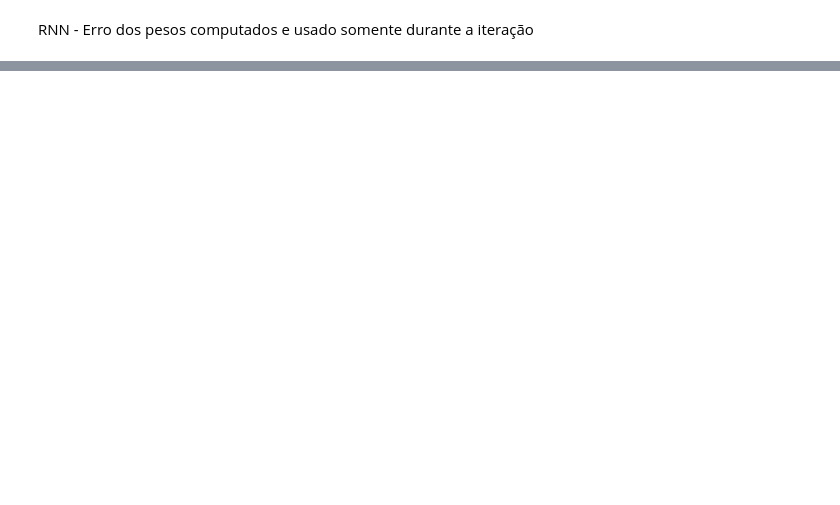
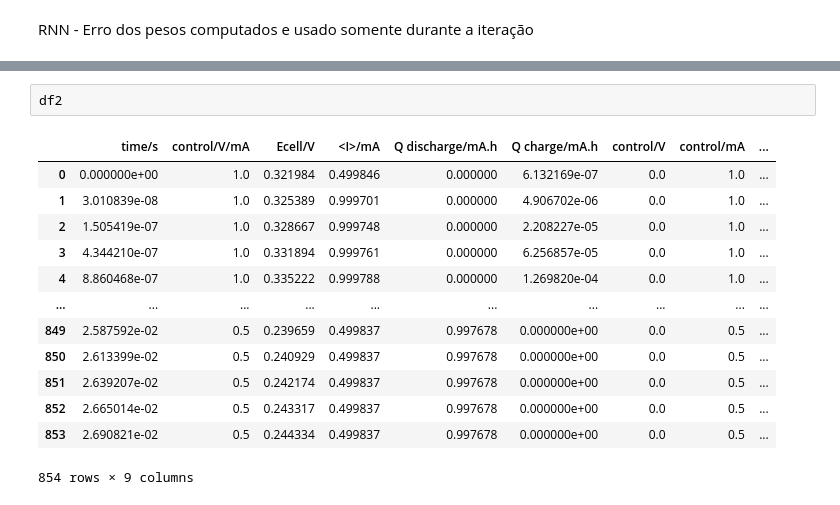
Before and after one commit to cduartes0203/Batteries_Prognostics, a Jupyter notebook: test.ipynb, the cells around one changed output, grey strips where cells are left out. Drawn from its saved outputs; the diff is of its cells as text; blank space fills up the shorter version.

```diff
--- a/test.ipynb
+++ b/test.ipynb
@@ -138,0 +111,16 @@ plot_DSI2(teda,ftrs=3,title='DSI - Granulation',ncol=2)
+# %%
+df2
+# %% [output]
+|  | time/s | control/V/mA | Ecell/V | <I>/mA | Q discharge/mA.h | Q charge/mA.h | control/V | control/mA | ... |
+| 0 | 0.000000e+00 | 1.0 | 0.321984 | 0.499846 | 0.000000 | 6.132169e-07 | 0.0 | 1.0 | ... |
+| 1 | 3.010839e-08 | 1.0 | 0.325389 | 0.999701 | 0.000000 | 4.906702e-06 | 0.0 | 1.0 | ... |
+| 2 | 1.505419e-07 | 1.0 | 0.328667 | 0.999748 | 0.000000 | 2.208227e-05 | 0.0 | 1.0 | ... |
+| 3 | 4.344210e-07 | 1.0 | 0.331894 | 0.999761 | 0.000000 | 6.256857e-05 | 0.0 | 1.0 | ... |
+| 4 | 8.860468e-07 | 1.0 | 0.335222 | 0.999788 | 0.000000 | 1.269820e-04 | 0.0 | 1.0 | ... |
+| ... | ... | ... | ... | ... | ... | ... | ... | ... | ... |
+| 849 | 2.587592e-02 | 0.5 | 0.239659 | 0.499837 | 0.997678 | 0.000000e+00 | 0.0 | 0.5 | ... |
+| 850 | 2.613399e-02 | 0.5 | 0.240929 | 0.499837 | 0.997678 | 0.000000e+00 | 0.0 | 0.5 | ... |
+| 851 | 2.639207e-02 | 0.5 | 0.242174 | 0.499837 | 0.997678 | 0.000000e+00 | 0.0 | 0.5 | ... |
+| 852 | 2.665014e-02 | 0.5 | 0.243317 | 0.499837 | 0.997678 | 0.000000e+00 | 0.0 | 0.5 | ... |
+| 853 | 2.690821e-02 | 0.5 | 0.244334 | 0.499837 | 0.997678 | 0.000000e+00 | 0.0 | 0.5 | ... |
+854 rows × 9 columns
```
Also changed, not shown: parts of 13 cells of this notebook, 15 other files.
